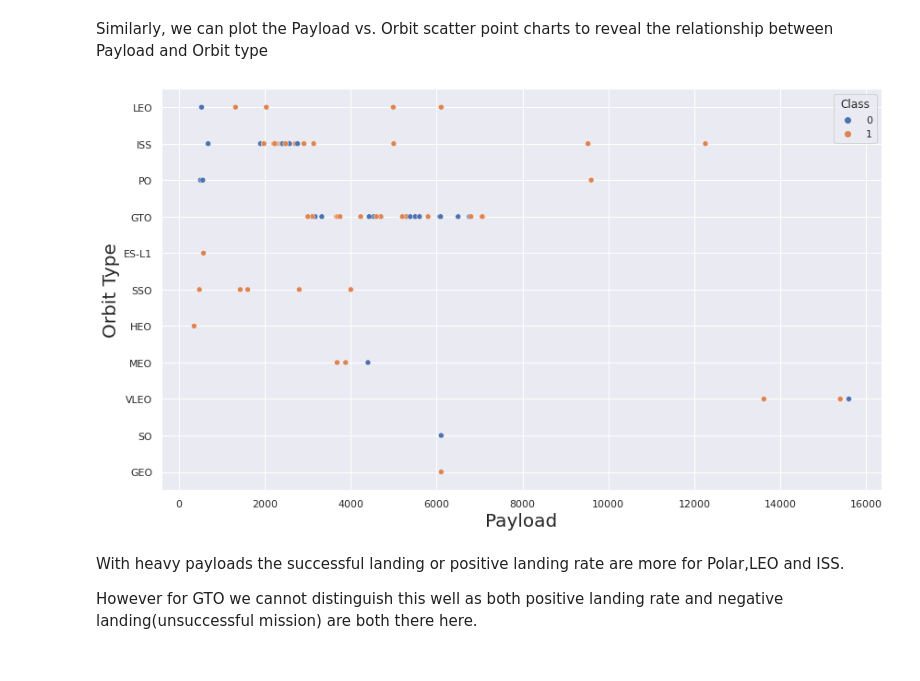
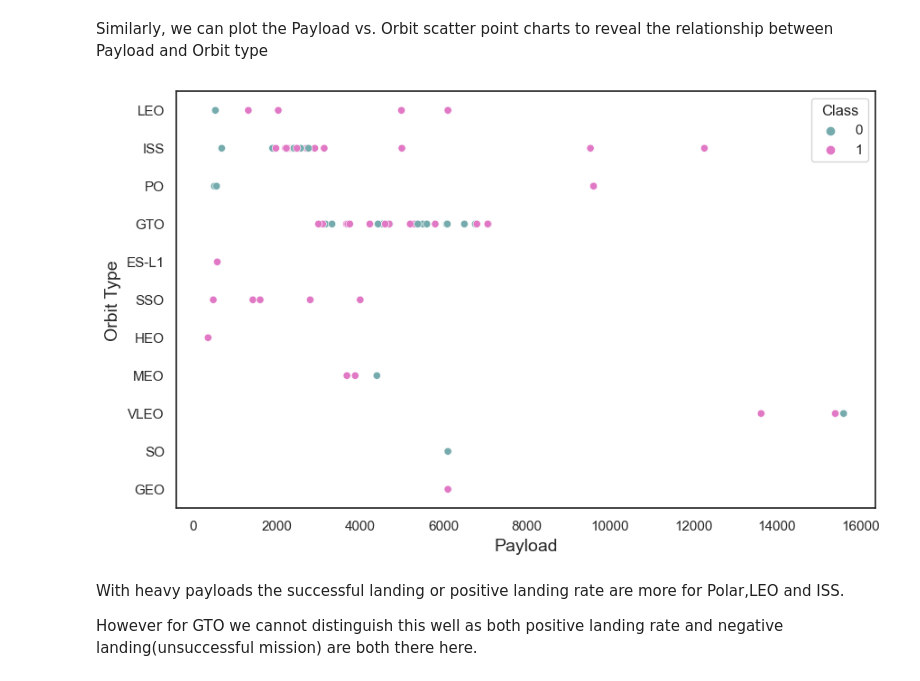
Before and after one commit to Mahmoudalmohammad/Data-Science-Capstone-SpaceX, a Jupyter notebook: Exploratory_Data_Analysis_with_Visualisation.ipynb, the cells around one changed output. Saved outputs shown, nothing was run; the diff lists cells and outputs as text; code cells hidden in the pictures.

```diff
--- a/Exploratory_Data_Analysis_with_Visualisation.ipynb
+++ b/Exploratory_Data_Analysis_with_Visualisation.ipynb
@@ -164,10 +179,10 @@ plt.show()
 For each orbit, we want to see if there is any relationship between FlightNumber and Orbit type.
 # %%
 # Plot a scatter point chart with x axis to be FlightNumber and y axis to be the Orbit, and hue to be the class value
-sns.set_theme(color_codes=True)
-plt.figure(figsize=(14,8))
-sns.scatterplot(x="FlightNumber", y="Orbit", hue="Class", data = df)
-plt.xlabel("Flight Number",fontsize=20)
-plt.ylabel("Orbit Type",fontsize=20)
+plt.figure(figsize=(10,6))
+sns.scatterplot(x="FlightNumber", y="Orbit", hue="Class", data = df,palette=["#76ABAE","#E178C5"])
+plt.xlabel("Flight Number",fontsize=14)
+plt.ylabel("Orbit Type",fontsize=14)
+sns.set_style("white")
 plt.show()
 # %% [output]
@@ -175,8 +190,8 @@ plt.show()
 # %%
-sns.set_theme(color_codes=True)
-plt.figure(figsize=(18,8))
-sns.swarmplot(x="Orbit", y="FlightNumber", hue="Class", data=df, dodge=False, alpha=.8, size=9)
-plt.xlabel("Orbit",fontsize=20)
-plt.ylabel("Flight Number",fontsize=20)
+sns.set_style("white")
+plt.figure(figsize=(10,6))
+sns.swarmplot(x="Orbit", y="FlightNumber", hue="Class", data=df, dodge=False, alpha=.8, size=9,palette=["#76ABAE","#E178C5"])
+plt.xlabel("Orbit",fontsize=14)
+plt.ylabel("Flight Number",fontsize=14)
 plt.show()
 # %% [output]
@@ -189,14 +204,14 @@ You should see that in the LEO orbit the Success appears related to the number o
 Similarly, we can plot the Payload vs. Orbit scatter point charts to reveal the relationship between Payload and Orbit type
 # %%
 # Plot a scatter point chart with x axis to be Payload and y axis to be the Orbit, and hue to be the class value
-sns.set_theme(color_codes=True)
-plt.figure(figsize=(14,8))
-sns.scatterplot(x="PayloadMass", y="Orbit", hue="Class", data = df)
-plt.xlabel("Payload",fontsize=20)
-plt.ylabel("Orbit Type",fontsize=20)
+sns.set_style("white")
+plt.figure(figsize=(10,6))
+sns.scatterplot(x="PayloadMass", y="Orbit", hue="Class", data = df,palette=["#76ABAE","#E178C5"])
+plt.xlabel("Payload",fontsize=14)
+plt.ylabel("Orbit Type",fontsize=14)
 plt.show()
 # %% [output]
-[figure, old version]
+[figure, new version]
 # %% [markdown]
 With heavy payloads the successful landing or positive landing rate are more for Polar,LEO and ISS.
 
```
Also changed, not shown: parts of 8 cells of this notebook, 1 other file.
